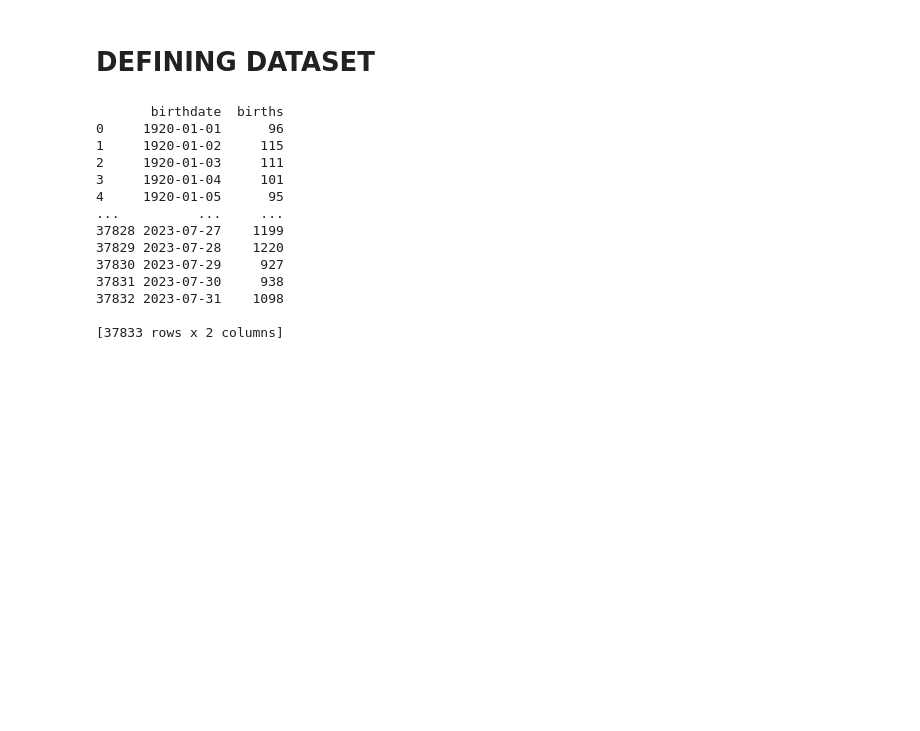
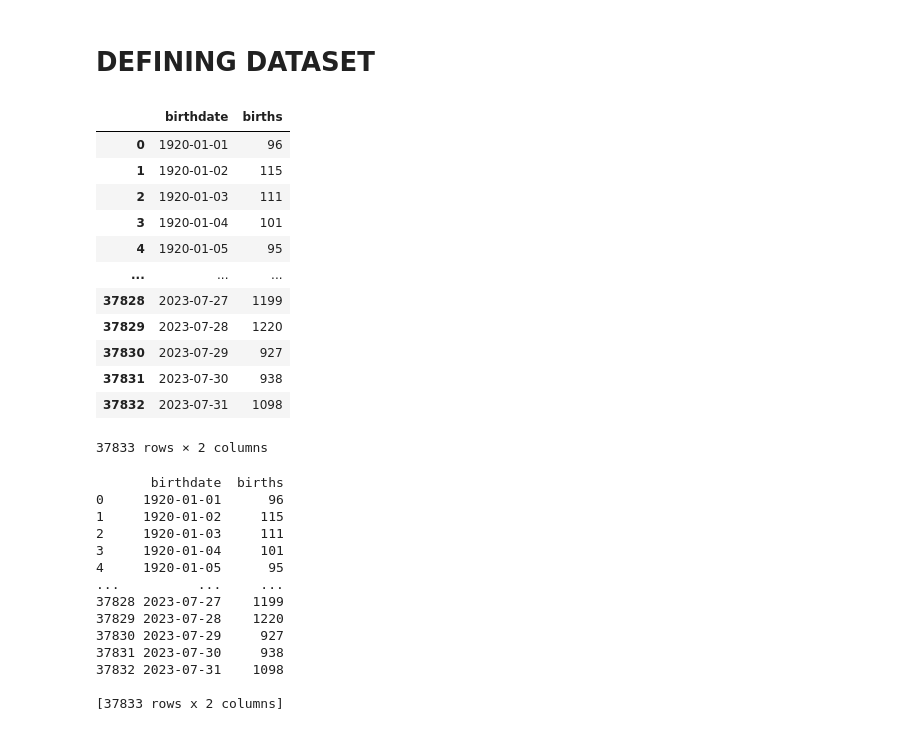
Before and after one commit to aqilahsalihah/birthdayAnalysis, a Jupyter notebook: birthdates.ipynb, the cells around one changed output. Drawn from its saved outputs; the diff is of its cells as text; code cells hidden in the pictures; blank space fills up the shorter version.

```diff
--- a/birthdates.ipynb
+++ b/birthdates.ipynb
@@ -13,6 +13,22 @@ df = pd.read_parquet(URL_DATA)
 if 'date' in df.columns: df['date'] = pd.to_datetime(df['date'])
 df = df.drop('state', axis=1 )
 df = df.rename(columns={'date': 'birthdate'})
+# %%
+df
+# %% [output]
+|  | birthdate | births |
+| 0 | 1920-01-01 | 96 |
+| 1 | 1920-01-02 | 115 |
+| 2 | 1920-01-03 | 111 |
+| 3 | 1920-01-04 | 101 |
+| 4 | 1920-01-05 | 95 |
+| ... | ... | ... |
+| 37828 | 2023-07-27 | 1199 |
+| 37829 | 2023-07-28 | 1220 |
+| 37830 | 2023-07-29 | 927 |
+| 37831 | 2023-07-30 | 938 |
+| 37832 | 2023-07-31 | 1098 |
+37833 rows × 2 columns
 # %%
 print(df)
 # %% [output]
```
Also changed, not shown: 1 other file.
